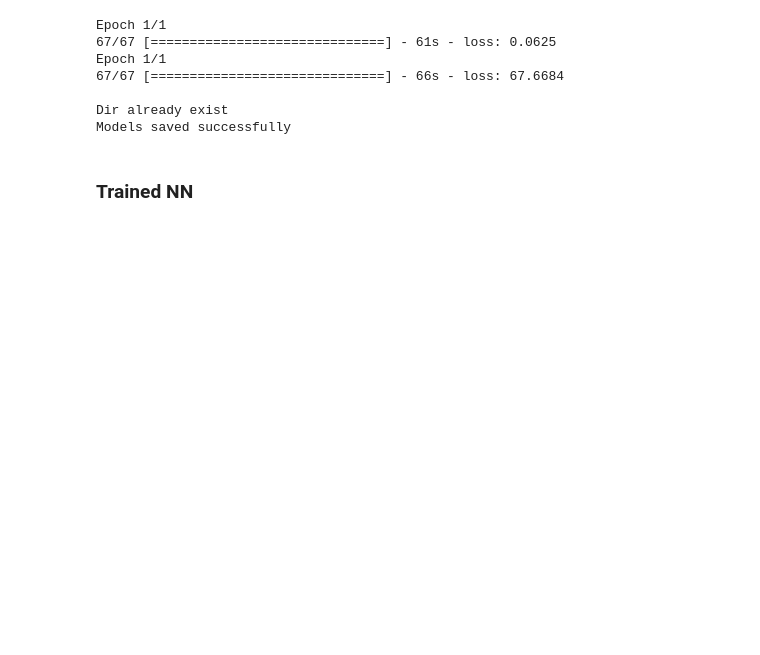
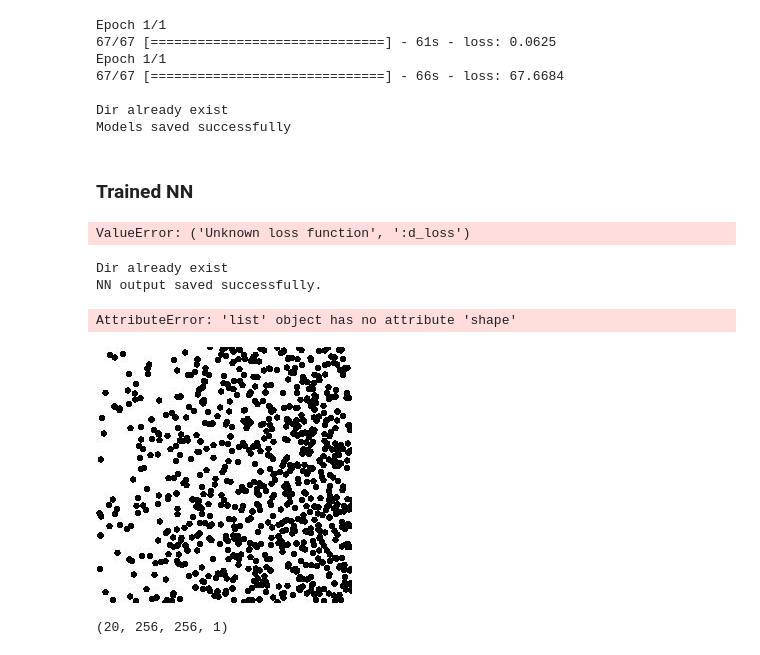
Before and after one commit to astromid/diploma-texture-synthesis, a Jupyter notebook: code/sand_gan.ipynb, the cells around one changed output. Cells and saved outputs as stored; diff of their text form; code cells hidden in the pictures; blank space fills up the shorter version.

```diff
--- a/code/sand_gan.ipynb
+++ b/code/sand_gan.ipynb
@@ -28,7 +28,7 @@ trend_num = 3
 side1_train, side2_train, panorama_train, side1_val, side2_val, panorama_val, N_train, N_val = load_dataset(
     dataset_path, trend_num=trend_num, mode=3, W=W, H=H)
 # %%
-batch_size = 50
+batch_size = 20
 train_gen, val_gen = three_image_generators(
     side1_train, side2_train, panorama_train, side1_val, side2_val, panorama_val, batch_size=batch_size)
 # %% [markdown]
@@ -36,7 +36,7 @@ train_gen, val_gen = three_image_generators(
 # %%
 models_path = 'trained_models/sand'
 trend_num = 3
-nn_name = 'nf32'
+nn_name = 'nf32_woUnet'
 # %%
 # создание моделей
 nf = 32
@@ -63,9 +61,16 @@ Models saved successfully
 # %% [markdown]
 ### Trained NN
 # %%
-f_gen1, d1, losses1 = load_p2p_models(models_path, trend_num, nn_name)
-p2p1 = pix2pix(f_gen, d)
+f_gen, d, losses = load_p2p_models(models_path, trend_num, nn_name)
+p2p = pix2pix(f_gen, d)
+# %% [output]
+ValueError: ('Unknown loss function', ':d_loss')
+# %%
+f_gen.load_weights('trained_models/sand/trend3/nf32_woUnet/f_gen.weights')
 # %%
 plot_p2p_losses(models_path, trend_num, nn_name, losses)
 # %%
 s1, s2, pan, gen = gen_nn_output(models_path, trend_num, nn_name, f_gen, val_gen, 10, W, H)
+# %% [output]
+Dir already exist
+NN output saved successfully.
@@ -73,0 +77,8 @@ gen[0]
+# %%
+pan.shape
+# %% [output]
+AttributeError: 'list' object has no attribute 'shape'
+# %%
+pan[1]
+# %% [output]
+[figure, added]
@@ -73,0 +89,4 @@ gen[0]
+# %%
+tensor.shape
+# %% [output]
+(20, 256, 256, 1)
```
Also changed, not shown: parts of 13 cells of this notebook, 46 other files.
